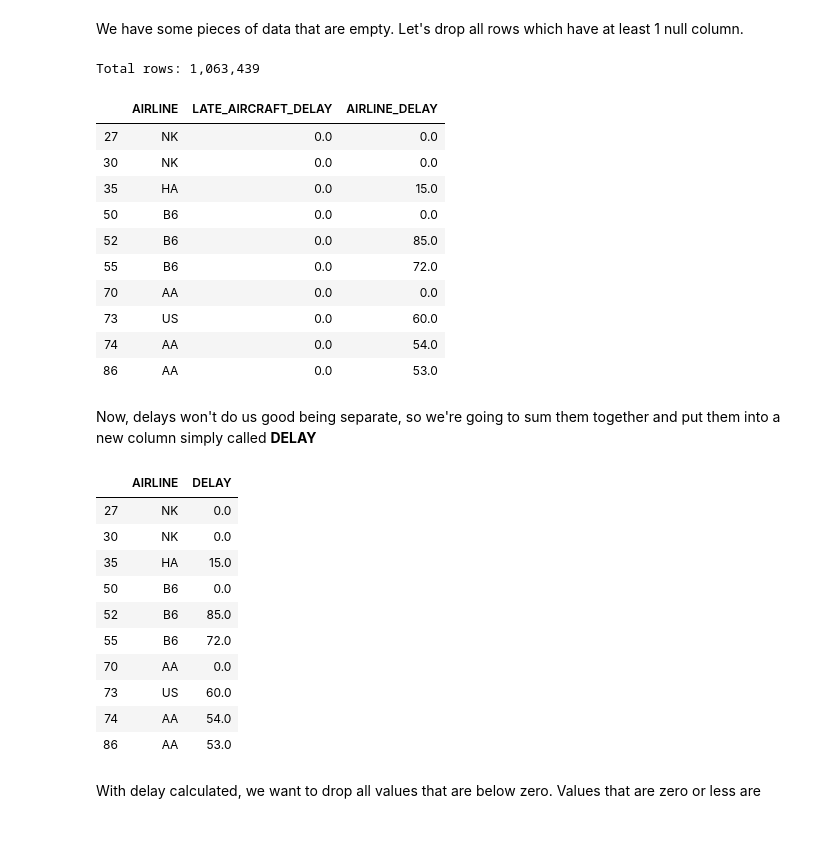
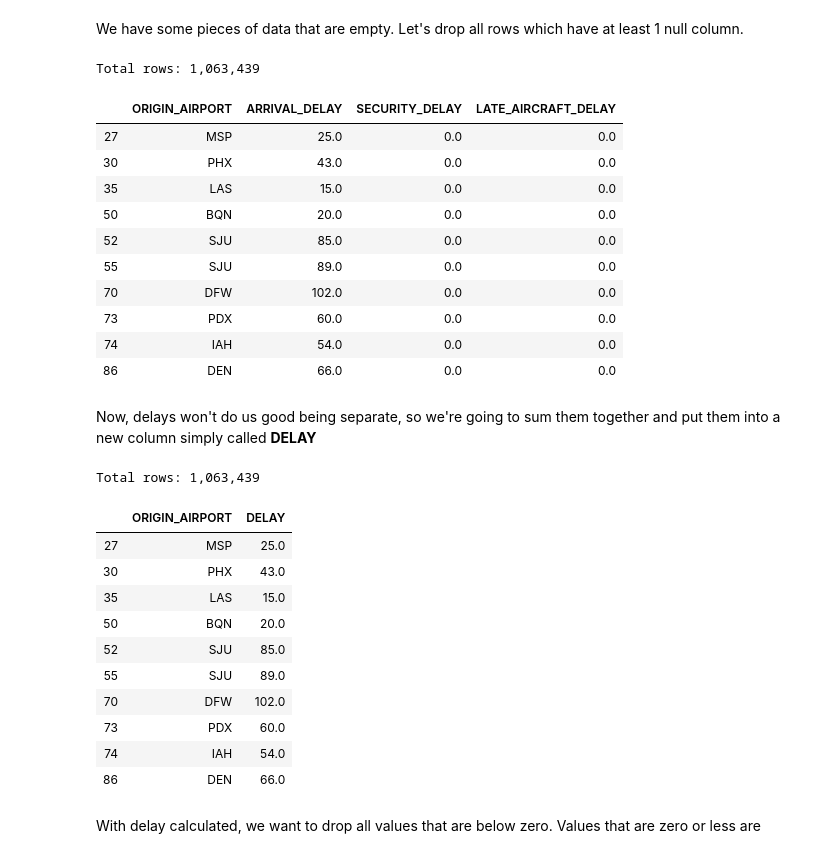
Before and after one commit to eydandash/MachineLearningProject, a Jupyter notebook: FlightsAnalysis.ipynb, the cells around one changed output. Drawn from its saved outputs; the diff is of its cells as text; code cells hidden in the pictures.

```diff
--- a/FlightsAnalysis.ipynb
+++ b/FlightsAnalysis.ipynb
@@ -189,7 +189,7 @@ dtype: int64
 #Dropping columns with the highest number of null values, this will give an error after it is run once,
 #because columns will be dropped already, so run [46] and load data again.
 
-columns_to_drop = ['CANCELLATION_REASON', 'AIR_SYSTEM_DELAY', 'SECURITY_DELAY', 'WEATHER_DELAY', 'ORIGIN_AIRPORT', 'DISTANCE', 'CANCELLED']
+columns_to_drop = ['CANCELLATION_REASON', 'AIR_SYSTEM_DELAY', 'WEATHER_DELAY', 'DISTANCE', 'CANCELLED']
 
 print(f"Before drop: {_flights_csv.columns}")
 _flights_csv.drop(columns_to_drop, axis=1, inplace=True, errors='ignore')
@@ -466,15 +471,17 @@ Taking that into account, we're now left with __AIRLINE_DELAY__ and __LATE_AIRCR
 
 First, let's fetch data from _flights.csv_ file and keep only columns we need (as mentioned above).
 # %%
-columns = ['AIRLINE', 'LATE_AIRCRAFT_DELAY', 'AIRLINE_DELAY']
+required_columns = ['ORIGIN_AIRPORT', 'ARRIVAL_DELAY', 'SECURITY_DELAY', 'LATE_AIRCRAFT_DELAY']
 
 flights_df_dtypes = {
-    columns[0]: np.string_,
-    columns[1]: np.float64,
-    columns[2]: np.float64,
+    required_columns[0]: np.float64,
+    required_columns[1]: np.float64,
+    required_columns[2]: np.float64,
+    required_columns[3]: np.float64
 }
 
 flights_df = _flights_csv.copy()
-flights_df = flights_df[columns]
+flights_df = flights_df[required_columns]
+print(f'Total rows: {flights_df.shape[0]:,}')
 flights_df.head(10)
 # %% [output]
@@ -498,36 +506,38 @@ print(f'Total rows: {flights_df.shape[0]:,}')
 flights_df.head(10)
 # %% [output]
 Total rows: 1,063,439
-|  | AIRLINE | LATE_AIRCRAFT_DELAY | AIRLINE_DELAY |
-| 27 | NK | 0.0 | 0.0 |
-| 30 | NK | 0.0 | 0.0 |
-| 35 | HA | 0.0 | 15.0 |
-| 50 | B6 | 0.0 | 0.0 |
-| 52 | B6 | 0.0 | 85.0 |
-| 55 | B6 | 0.0 | 72.0 |
-| 70 | AA | 0.0 | 0.0 |
-| 73 | US | 0.0 | 60.0 |
-| 74 | AA | 0.0 | 54.0 |
-| 86 | AA | 0.0 | 53.0 |
+|  | ORIGIN_AIRPORT | ARRIVAL_DELAY | SECURITY_DELAY | LATE_AIRCRAFT_DELAY |
+| 27 | MSP | 25.0 | 0.0 | 0.0 |
+| 30 | PHX | 43.0 | 0.0 | 0.0 |
+| 35 | LAS | 15.0 | 0.0 | 0.0 |
+| 50 | BQN | 20.0 | 0.0 | 0.0 |
+| 52 | SJU | 85.0 | 0.0 | 0.0 |
+| 55 | SJU | 89.0 | 0.0 | 0.0 |
+| 70 | DFW | 102.0 | 0.0 | 0.0 |
+| 73 | PDX | 60.0 | 0.0 | 0.0 |
+| 74 | IAH | 54.0 | 0.0 | 0.0 |
+| 86 | DEN | 66.0 | 0.0 | 0.0 |
 # %% [markdown]
 Now, delays won't do us good being separate, so we're going to sum them together and put them into a new column simply called __DELAY__
 # %%
-flights_df['DELAY'] = flights_df['LATE_AIRCRAFT_DELAY'] + flights_df['AIRLINE_DELAY']
+flights_df['DELAY'] = flights_df['LATE_AIRCRAFT_DELAY'] + flights_df['ARRIVAL_DELAY'] + flights_df['SECURITY_DELAY']
 # now we can safely drop previous tables
-flights_df.drop(['LATE_AIRCRAFT_DELAY', 'AIRLINE_DELAY'], axis=1, errors='ignore', inplace=True)
+flights_df.drop(['LATE_AIRCRAFT_DELAY', 'ARRIVAL_DELAY', 'SECURITY_DELAY'], axis=1, errors='ignore', inplace=True)
+print(f'Total rows: {flights_df.shape[0]:,}')
 flights_df.head(10)
 # %% [output]
+Total rows: 1,063,439
-|  | AIRLINE | DELAY |
-| 27 | NK | 0.0 |
-| 30 | NK | 0.0 |
-| 35 | HA | 15.0 |
-| 50 | B6 | 0.0 |
-| 52 | B6 | 85.0 |
-| 55 | B6 | 72.0 |
-| 70 | AA | 0.0 |
-| 73 | US | 60.0 |
-| 74 | AA | 54.0 |
-| 86 | AA | 53.0 |
+|  | ORIGIN_AIRPORT | DELAY |
+| 27 | MSP | 25.0 |
+| 30 | PHX | 43.0 |
+| 35 | LAS | 15.0 |
+| 50 | BQN | 20.0 |
+| 52 | SJU | 85.0 |
+| 55 | SJU | 89.0 |
+| 70 | DFW | 102.0 |
+| 73 | PDX | 60.0 |
+| 74 | IAH | 54.0 |
+| 86 | DEN | 66.0 |
 # %% [markdown]
 With delay calculated, we want to drop all values that are below zero. Values that are zero or less are
 # %%
```
Also changed, not shown: parts of 20 cells of this notebook.
